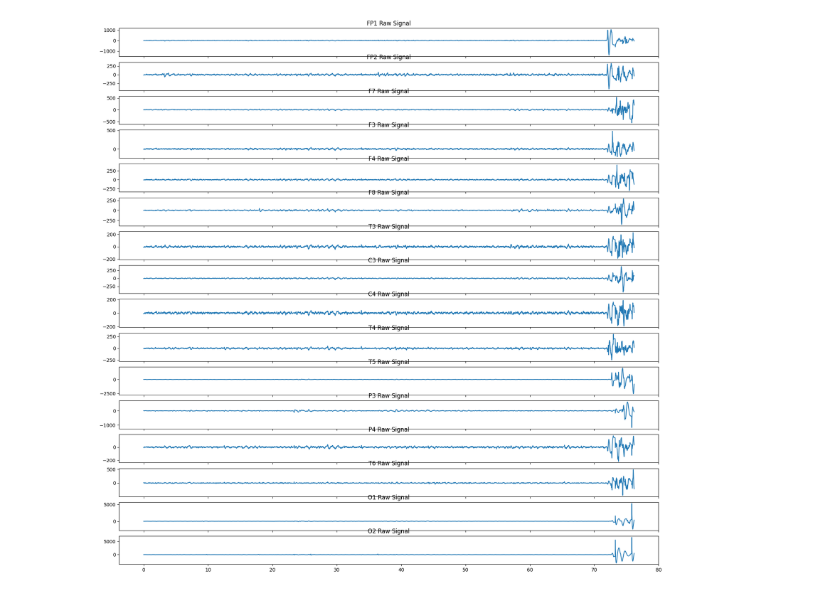
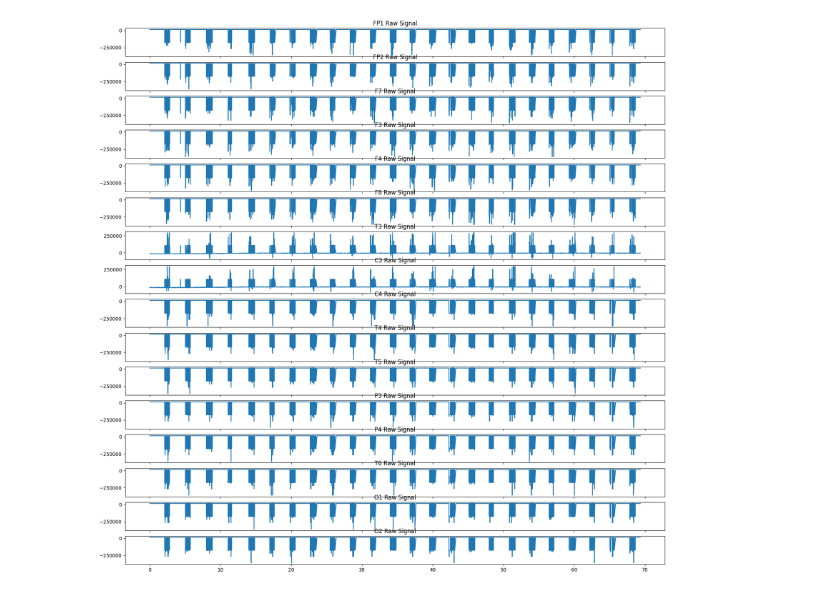
Before and after one commit to enriquearandajr/Brain-DJ-Interface-Remixed, a Jupyter notebook: notebooks/data_filtering.ipynb, the cells around one changed output. Saved outputs shown, nothing was run; the diff lists cells and outputs as text; code cells hidden in the pictures.

Commit message:
reviewing baseline and first song eeg
not good, very noisy, not usable

```diff
--- a/notebooks/data_filtering.ipynb
+++ b/notebooks/data_filtering.ipynb
@@ -9,5 +15,5 @@ from scipy.signal import butter, sosfiltfilt, sosfreqz
 # %%
-music_df = pd.read_csv('data/trial data/Aranza_with_music.csv')
-music_df['timestamp'] = music_df['timestamp'] - music_df['timestamp'].iloc[0]
-music_df.head()
+music_eeg_df = pd.read_csv(os.path.join(_rootDir, 'data', 'raw', 'enrique526_DB-BMI_trial0_taylor swift - lavender haze_eeg.csv'))
+music_eeg_df['timestamp_s'] = music_eeg_df['timestamp_s'] - music_eeg_df['timestamp_s'].iloc[0]
+music_eeg_df.head()
 # %% [output]
@@ -19,0 +26,4 @@ music_df.head()
+# %%
+global_baseline_eeg_df = pd.read_csv(os.path.join(_rootDir, 'data', 'raw', 'enrique526_DB-BMI_60s_baseline_eeg.csv'))
+global_baseline_eeg_df['timestamp_s'] = global_baseline_eeg_df['timestamp_s'] - global_baseline_eeg_df['timestamp_s'].iloc[0]
+global_baseline_eeg_df.head()
@@ -43,11 +60,11 @@ Channel 16 is O2
 # rename channels to electrode placement
 
 for i in range(len(channels)):
-    music_df.rename(columns={f'ch{i+1}': channels[i]}, inplace=True)
+    music_eeg_df.rename(columns={f'ch{i+1}_uV': channels[i]}, inplace=True)
     # center data by subtracting mean
 
-    print(f'{channels[i]} mean: {music_df[f"{channels[i]}"].mean()}')
-    music_df[f'{channels[i]}'] = music_df[f'{channels[i]}'] - music_df[f'{channels[i]}'].mean()
+    print(f'{channels[i]} mean: {music_eeg_df[f"{channels[i]}"].mean()}')
+    music_eeg_df[f'{channels[i]}'] = music_eeg_df[f'{channels[i]}'] - music_eeg_df[f'{channels[i]}'].mean()
 
-print(music_df.head())
+print(music_eeg_df.head())
 # %% [output]
@@ -70,0 +88,11 @@ P3 mean: -6.349091797253212e-17
+# %%
+# rename channels to electrode placement
+
+for i in range(len(channels)):
+    global_baseline_eeg_df.rename(columns={f'ch{i+1}_uV': channels[i]}, inplace=True)
+    # center data by subtracting mean
+
+    print(f'{channels[i]} mean: {global_baseline_eeg_df[f"{channels[i]}"].mean()}')
+    global_baseline_eeg_df[f'{channels[i]}'] = global_baseline_eeg_df[f'{channels[i]}'] - global_baseline_eeg_df[f'{channels[i]}'].mean()
+
+print(global_baseline_eeg_df.head())
@@ -108,12 +154,12 @@ highcut = 30
 # plt.show()
 # %%
 # 17906 time stamps, 16 channels + timestamp
-music_df.shape
+music_eeg_df.shape
 fig, axes = plt.subplots(16,1, figsize=(20,20), sharex=True)
 for i in range(len(channels)):
-    axes[i].plot(music_df['timestamp'], music_df[f'{channels[i]}'])
+    axes[i].plot(music_eeg_df['timestamp_s'], music_eeg_df[f'{channels[i]}'])
     axes[i].set_title(f'{channels[i]} Raw Signal')
 # %% [output]
-[figure, old version]
+[figure, new version]
 # %%
 # after dropping last 10 seconds due to movement
```
Also changed, not shown: parts of 12 cells of this notebook, 2 other files.
